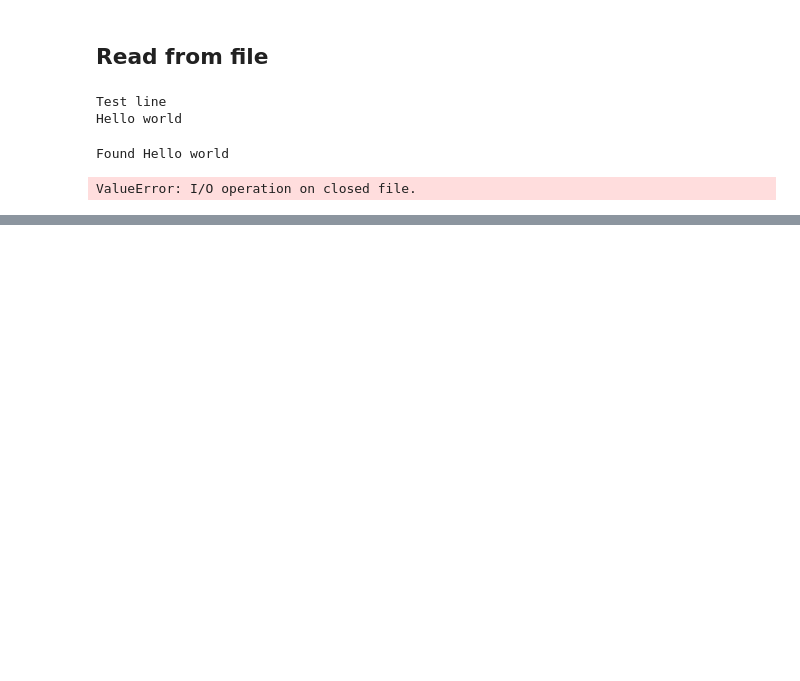
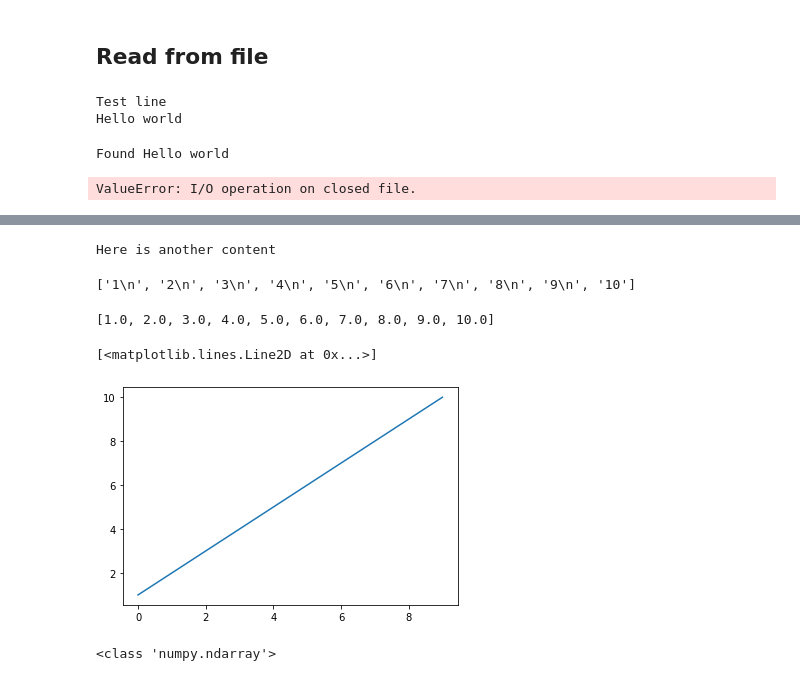
Before and after one commit to P-Fagerstrom/python_programmering, a Jupyter notebook: Lecture07/Python_Lecture07_demo.ipynb, the cells around one changed output, grey strips where cells are left out. Drawn from its saved outputs; the diff is of its cells as text; code cells hidden in the pictures; blank space fills up the shorter version.

Commit message:
Additional notes Lecture07

```diff
--- a/Lecture07/Python_Lecture07_demo.ipynb
+++ b/Lecture07/Python_Lecture07_demo.ipynb
@@ -68,0 +72,63 @@ ValueError: I/O operation on closed file.
+# %%
+# open the file using open() function
+file = open("sample.txt", "r")
+
+# Reading from file
+print(file.read())
+
+# OR
+#file.write(" All content has been overwritten !")
+
+# closing the file
+file.close()
+# %% [output]
+Here is another content
+# %%
+# Say that we are having a file with 10 data points and we want to make a
+# simple analysis of this data
+
+with open("files/simple_line.txt", "r") as f:
+    content = f.readlines()
+print(content)
+
+# Do you see how each integer entry in the file is one string entry now that we read it?
+# and what is "\n"? Do we need to handle that as well?
+# %% [output]
+['1\n', '2\n', '3\n', '4\n', '5\n', '6\n', '7\n', '8\n', '9\n', '10']
+# %%
+# we need to create floats from the strings to be able to handle them later on:
+contents_float = []
+for entry in content:
+    entry_float = float(entry) # <---- this creates a float from the string - this function is smart enough on its own to ignore the trailing "\n" in the entry!
+    contents_float.append(entry_float) # <------ this appends the converted data point to a new list
+# %%
+print(contents_float)
+# %% [output]
+[1.0, 2.0, 3.0, 4.0, 5.0, 6.0, 7.0, 8.0, 9.0, 10.0]
+# %%
+# Alright, it seems like we made it!
+# Now what? Now we want to plot this of course!
+# .. How?
+# We start by importing a library specifically for plotting things
+
+import matplotlib.pyplot as plt
+
+# And then we do a simple call to the plot() function
+plt.plot(contents_float)
+
+# The contents_float is represented by the y-values in this plot. Since there are
+# 10 values, the x-axis will automatically go from 0 to 9
+# %% [output]
+[<matplotlib.lines.Line2D at 0x...>]
+[figure, added]
+# %%
+# Now let's try showing an image as well!
+# We need an additional library now, called opencv!
+
+import cv2
+
+path_to_image = "files/COVID-00003b.jpg"
+img = cv2.imread(path_to_image)
+print(type(img))
+# %% [output]
+<class 'numpy.ndarray'>
```
Also changed, not shown: parts of 12 cells of this notebook, 7 other files.
